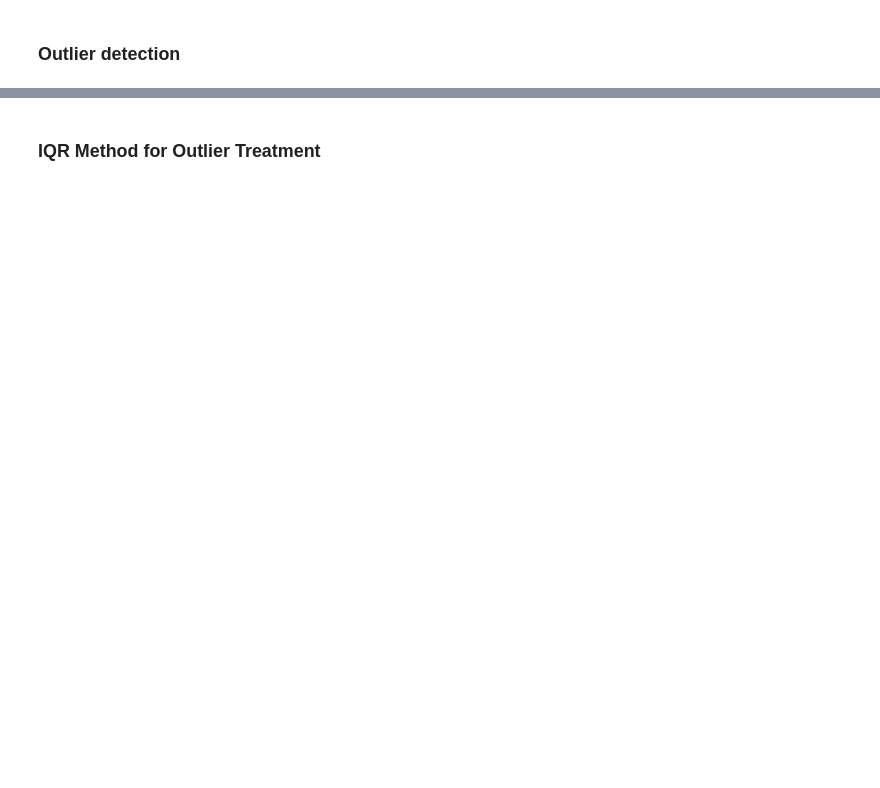
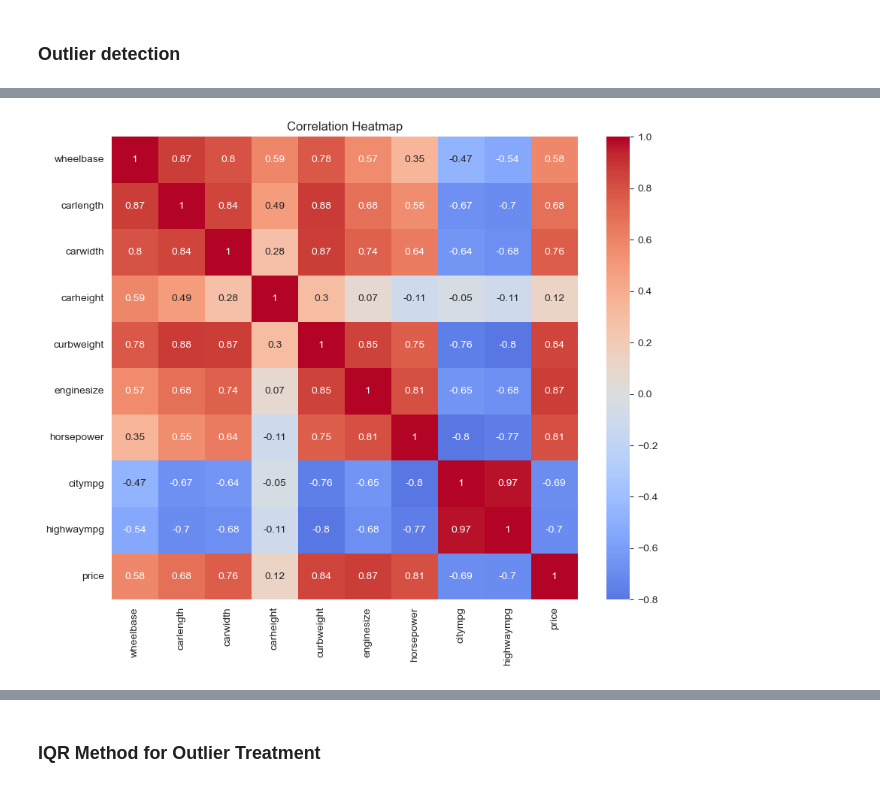
Before and after one commit to Jestin-357/Car_price_prediction_regresssion, a Jupyter notebook: Prediction.ipynb, the cells around one changed output, grey strips where cells are left out. Saved outputs shown, nothing was run; the diff lists cells and outputs as text; code cells hidden in the pictures; blank space fills up the shorter version.

```diff
--- a/Prediction.ipynb
+++ b/Prediction.ipynb
@@ -130,0 +141,3 @@ dtype: float64
+# %%
+cor_data = data.select_dtypes(exclude = 'object')
+cor_data.corr().round(2)
@@ -130,0 +156,13 @@ dtype: float64
+# %%
+
+# Create heatmap
+
+corr_matrix = cor_data.corr().round(2)
+
+plt.figure(figsize=(10, 8))
+sns.heatmap(corr_matrix, annot=True, cmap='coolwarm', center=0)
+
+plt.title('Correlation Heatmap')
+plt.show()
+# %% [output]
+[figure, added]
```
Also changed, not shown: parts of 41 cells of this notebook, 1 other file.
